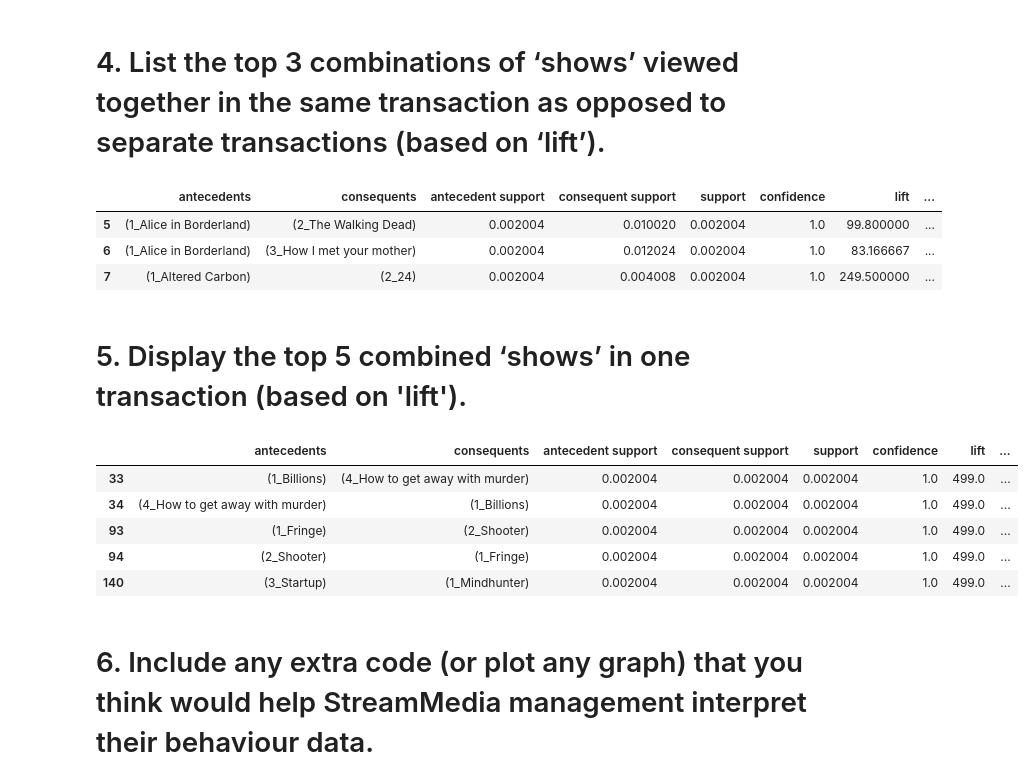
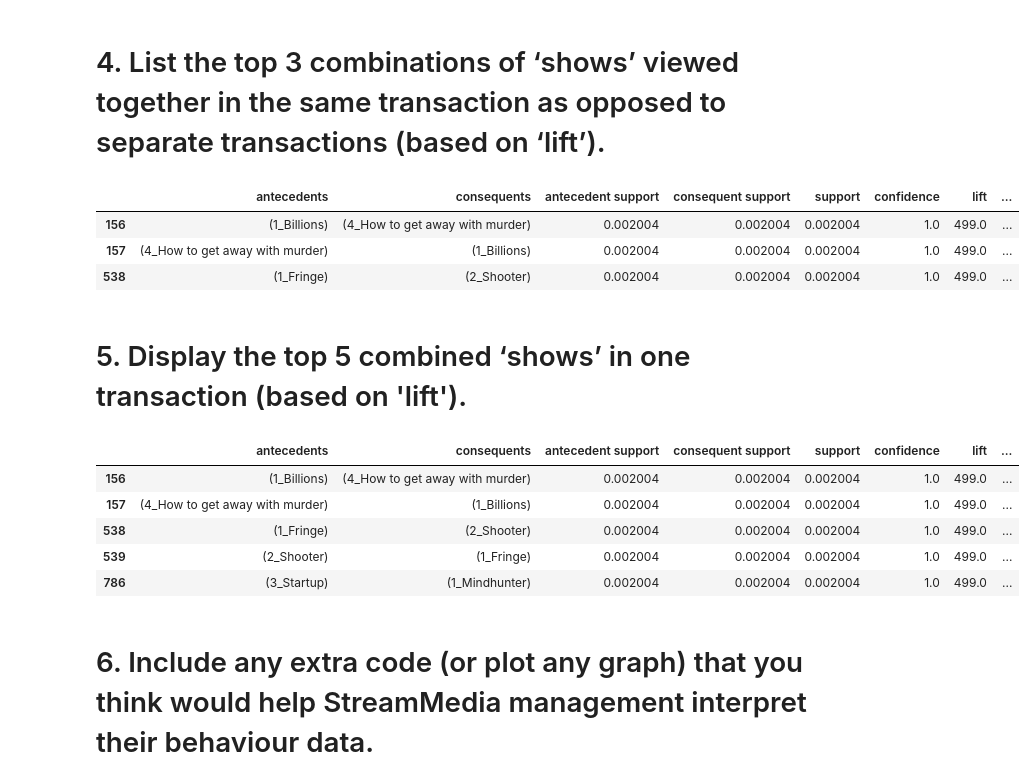
Before and after one commit to jakewarrenblack/research_and_analytics, a Jupyter notebook: Problem_4/Problem 4.ipynb, the cells around one changed output. Drawn from its saved outputs; the diff is of its cells as text; code cells hidden in the pictures.

```diff
--- a/Problem_4/Problem 4.ipynb
+++ b/Problem_4/Problem 4.ipynb
@@ -143,15 +164,15 @@ assoc_rules.head(10)
 # %% [markdown]
 # 4. List the top 3 combinations of ‘shows’ viewed together in the same transaction as opposed to separate transactions (based on ‘lift’).
 # %%
-# The business would benefit by recommending consequents in this list to those who have watched the antecedents
+# The business would benefit by recommending consequent values in this list to those who have watched the antecedents
 # E.g., a user finishes watching 'Alice in Borderland' should also be recommended 'The Walking Dead'
-rules = association_rules(common_showsets, metric='confidence', min_threshold=0.5)
-rules.nlargest(3, 'confidence').head()
+rules = association_rules(common_showsets, metric='lift', min_threshold=0.5)
+rules.nlargest(3, 'lift')
 # %% [output]
 |  | antecedents | consequents | antecedent support | consequent support | support | confidence | lift | ... |
-| 5 | (1_Alice in Borderland) | (2_The Walking Dead) | 0.002004 | 0.010020 | 0.002004 | 1.0 | 99.800000 | ... |
-| 6 | (1_Alice in Borderland) | (3_How I met your mother) | 0.002004 | 0.012024 | 0.002004 | 1.0 | 83.166667 | ... |
-| 7 | (1_Altered Carbon) | (2_24) | 0.002004 | 0.004008 | 0.002004 | 1.0 | 249.500000 | ... |
+| 156 | (1_Billions) | (4_How to get away with murder) | 0.002004 | 0.002004 | 0.002004 | 1.0 | 499.0 | ... |
+| 157 | (4_How to get away with murder) | (1_Billions) | 0.002004 | 0.002004 | 0.002004 | 1.0 | 499.0 | ... |
+| 538 | (1_Fringe) | (2_Shooter) | 0.002004 | 0.002004 | 0.002004 | 1.0 | 499.0 | ... |
 # %% [markdown]
 # 5. Display the top 5 combined ‘shows’ in one transaction (based on 'lift').
 # %%
@@ -161,10 +182,10 @@ rules.nlargest(3, 'confidence').head()
 rules[(rules['lift'] > 1.0) & (rules['confidence'] > 0.5)].nlargest(5, 'lift')
 # %% [output]
 |  | antecedents | consequents | antecedent support | consequent support | support | confidence | lift | ... |
-| 33 | (1_Billions) | (4_How to get away with murder) | 0.002004 | 0.002004 | 0.002004 | 1.0 | 499.0 | ... |
-| 34 | (4_How to get away with murder) | (1_Billions) | 0.002004 | 0.002004 | 0.002004 | 1.0 | 499.0 | ... |
-| 93 | (1_Fringe) | (2_Shooter) | 0.002004 | 0.002004 | 0.002004 | 1.0 | 499.0 | ... |
-| 94 | (2_Shooter) | (1_Fringe) | 0.002004 | 0.002004 | 0.002004 | 1.0 | 499.0 | ... |
-| 140 | (3_Startup) | (1_Mindhunter) | 0.002004 | 0.002004 | 0.002004 | 1.0 | 499.0 | ... |
+| 156 | (1_Billions) | (4_How to get away with murder) | 0.002004 | 0.002004 | 0.002004 | 1.0 | 499.0 | ... |
+| 157 | (4_How to get away with murder) | (1_Billions) | 0.002004 | 0.002004 | 0.002004 | 1.0 | 499.0 | ... |
+| 538 | (1_Fringe) | (2_Shooter) | 0.002004 | 0.002004 | 0.002004 | 1.0 | 499.0 | ... |
+| 539 | (2_Shooter) | (1_Fringe) | 0.002004 | 0.002004 | 0.002004 | 1.0 | 499.0 | ... |
+| 786 | (3_Startup) | (1_Mindhunter) | 0.002004 | 0.002004 | 0.002004 | 1.0 | 499.0 | ... |
 # %% [markdown]
 # 6. Include any extra code (or plot any graph) that you think would help StreamMedia management interpret their behaviour data.
```
Also changed, not shown: parts of 11 cells of this notebook, 3 other files.
